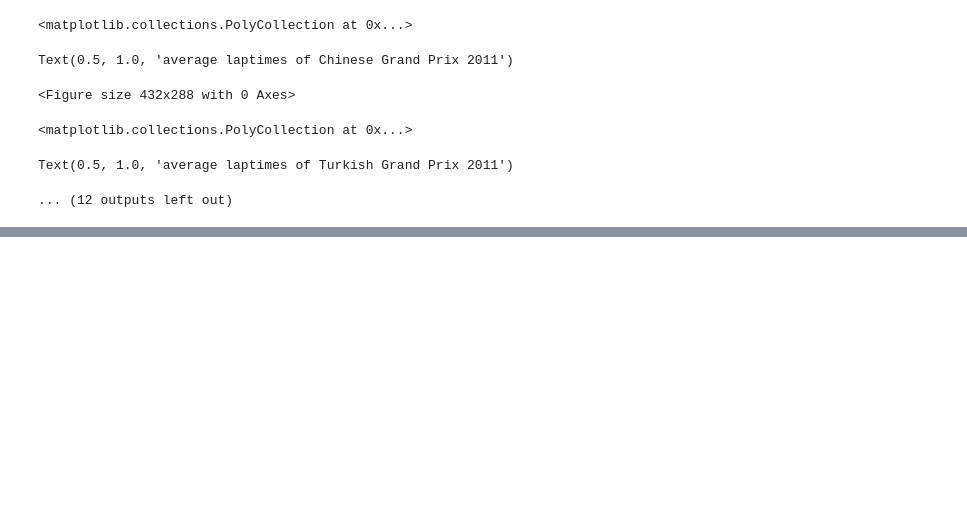
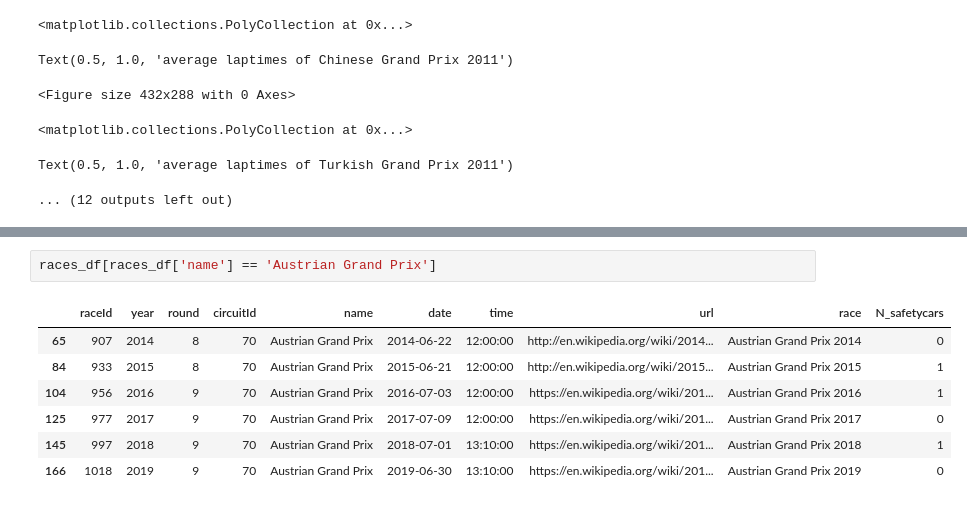
Before and after one commit to yannickaugustijn/F1, a Jupyter notebook: Safety cars.ipynb, the cells around one changed output, grey strips where cells are left out. Saved outputs shown, nothing was run; the diff lists cells and outputs as text; blank space fills up the shorter version.

```diff
--- a/Safety cars.ipynb
+++ b/Safety cars.ipynb
@@ -762,0 +955,10 @@ g.axhline(mean)
+# %%
+races_df[races_df['name'] == 'Austrian Grand Prix']
+# %% [output]
+|  | raceId | year | round | circuitId | name | date | time | url | race | N_safetycars |
+| 65 | 907 | 2014 | 8 | 70 | Austrian Grand Prix | 2014-06-22 | 12:00:00 | http://en.wikipedia.org/wiki/2014... | Austrian Grand Prix 2014 | 0 |
+| 84 | 933 | 2015 | 8 | 70 | Austrian Grand Prix | 2015-06-21 | 12:00:00 | http://en.wikipedia.org/wiki/2015... | Austrian Grand Prix 2015 | 1 |
+| 104 | 956 | 2016 | 9 | 70 | Austrian Grand Prix | 2016-07-03 | 12:00:00 | https://en.wikipedia.org/wiki/201... | Austrian Grand Prix 2016 | 1 |
+| 125 | 977 | 2017 | 9 | 70 | Austrian Grand Prix | 2017-07-09 | 12:00:00 | https://en.wikipedia.org/wiki/201... | Austrian Grand Prix 2017 | 0 |
+| 145 | 997 | 2018 | 9 | 70 | Austrian Grand Prix | 2018-07-01 | 13:10:00 | https://en.wikipedia.org/wiki/201... | Austrian Grand Prix 2018 | 1 |
+| 166 | 1018 | 2019 | 9 | 70 | Austrian Grand Prix | 2019-06-30 | 13:10:00 | https://en.wikipedia.org/wiki/201... | Austrian Grand Prix 2019 | 0 |
```
Also changed, not shown: parts of 15 cells of this notebook.
